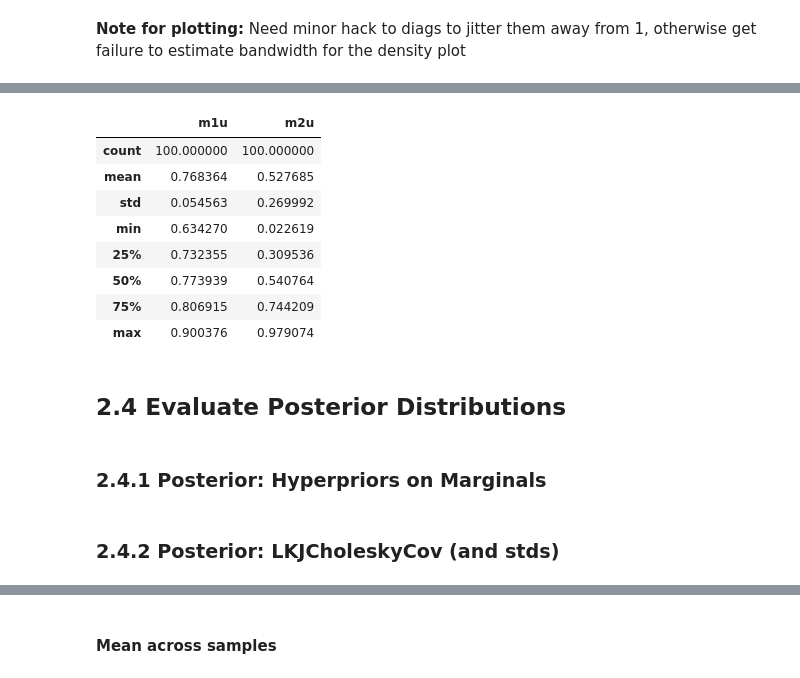
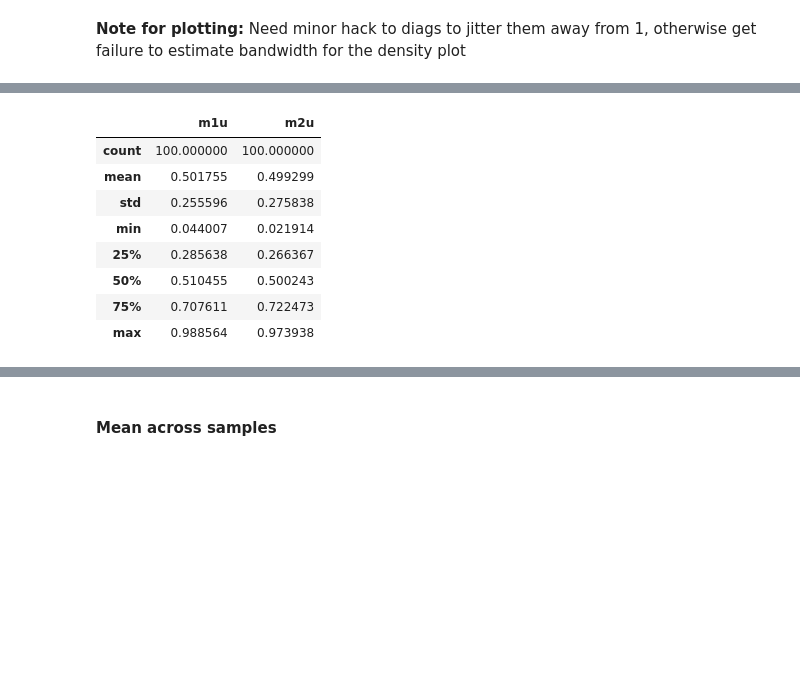
Before and after one commit to oreum-industries/oreum_copula, a Jupyter notebook: 10_ModelA.ipynb, the cells around one changed output, grey strips where cells are left out. Drawn from its saved outputs; the diff is of its cells as text; code cells hidden in the pictures; blank space fills up the shorter version.

```diff
--- a/10_ModelA.ipynb
+++ b/10_ModelA.ipynb
@@ -477,19 +458,15 @@ In particular, looking for infs post-processing
 # %%
 dfp_y_m1m2u = pd.DataFrame({
-            'm1u' :np.nanmean(azid_p.prior.y_m1u.values[0], axis=0),
-            'm2u': np.nanmean(azid_p.prior.y_m2u.values[0], axis=0)})
+            'm1u' :np.nanmean(azid_pt.posterior.y_m1u.values[0], axis=0),
+            'm2u': np.nanmean(azid_pt.posterior.y_m2u.values[0], axis=0)})
 dfp_y_m1m2u.describe()
 # %% [output]
 |  | m1u | m2u |
 | count | 100.000000 | 100.000000 |
-| mean | 0.768364 | 0.527685 |
-| std | 0.054563 | 0.269992 |
-| min | 0.634270 | 0.022619 |
-| 25% | 0.732355 | 0.309536 |
-| 50% | 0.773939 | 0.540764 |
-| 75% | 0.806915 | 0.744209 |
-| max | 0.900376 | 0.979074 |
+| mean | 0.501755 | 0.499299 |
+| std | 0.255596 | 0.275838 |
+| min | 0.044007 | 0.021914 |
+| 25% | 0.285638 | 0.266367 |
+| 50% | 0.510455 | 0.500243 |
+| 75% | 0.707611 | 0.722473 |
+| max | 0.988564 | 0.973938 |
-# %% [markdown]
-## 2.4 Evaluate Posterior Distributions
-# %% [markdown]
-### 2.4.1 Posterior: Hyperpriors on Marginals
@@ -499,2 +472,0 @@ model.facetplot_azid_dist(azid_pt, rvs, rvs_hack_extra=0, group='posterior', ref
-# %% [markdown]
-### 2.4.2 Posterior: LKJCholeskyCov (and stds)
```
Also changed, not shown: parts of 75 cells of this notebook, 4 other files.
